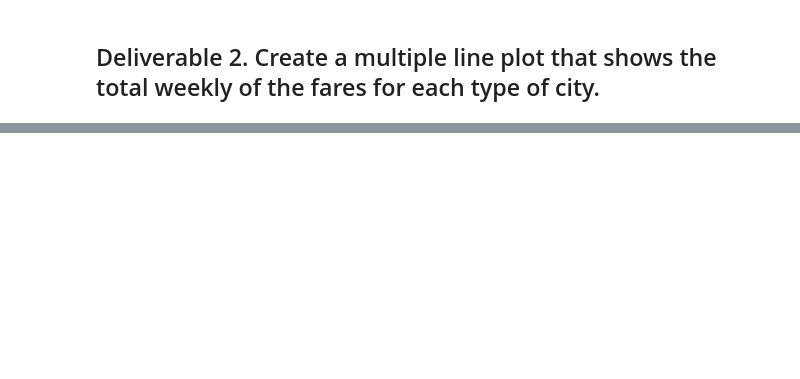
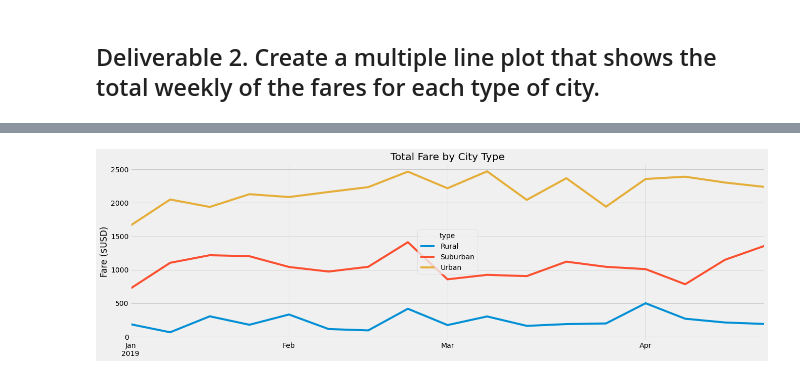
Before and after one commit to jipearson/PyBer_Analysis, a Jupyter notebook: PyBer_Challenge.ipynb, the cells around one changed output, grey strips where cells are left out. Drawn from its saved outputs; the diff is of its cells as text; code cells hidden in the pictures; blank space fills up the shorter version.

Commit message:
adding final challenge code and graphic

```diff
--- a/PyBer_Challenge.ipynb
+++ b/PyBer_Challenge.ipynb
@@ -122,5 +172,9 @@ pyber_summary_df
 # %%
-# 4. Create a pivot table with the 'date' as the index, the columns ='type', and values='fare'
+# 4. Create a pivot table with the 'date' as the index, the columns ='type', and values='fare' #11
 # to get the total fares for each type of city by the date.
+daily_fare_pivot = daily_fare_by_type_df.pivot(index="date", columns="type",values="fare")
 # %%
-# 5. Create a new DataFrame from the pivot table DataFrame using loc on the given dates, '2019-01-01':'2019-04-29'.
+# 5. Create a new DataFrame from the pivot table DataFrame using loc on the given dates, '2019-01-01':'2019-04-29'. #12
+#import datetime
+daily_fare_jan_apr = daily_fare_pivot.loc['2019-01-01':'2019-04-29']
+daily_fare_jan_apr
@@ -127,3 +196,5 @@ pyber_summary_df
 # %%
 # 6. Set the "date" index to datetime datatype. This is necessary to use the resample() method in Step 8.
-# df.index = pd.to_datetime(df.index)
+#df.index = pd.to_datetime(df.index)
+daily_fare_jan_apr.index = pd.to_datetime(daily_fare_jan_apr.index)
+daily_fare_jan_apr
@@ -132,2 +230,4 @@ pyber_summary_df
 # %%
 # 8. Create a new DataFrame using the "resample()" function by week 'W' and get the sum of the fares for each week.
+weekly_fares_jan_apr = daily_fare_jan_apr.resample('W').sum()
+weekly_fares_jan_apr.head(10)
@@ -134,7 +247,20 @@ pyber_summary_df
 # %%
 # 8. Using the object-oriented interface method, plot the resample DataFrame using the df.plot() function.
+#Plot the weekly fares data
+weekly_fares = weekly_fares_jan_apr.plot(figsize=(20,6))
+
+# Add a title
+weekly_fares.set_title("Total Fare by City Type")
+
+#  Add a x- and y-axis label.
+weekly_fares.set_xlabel("")
+weekly_fares.set_ylabel("Fare ($USD)")
 
 # Import the style from Matplotlib.
 from matplotlib import style
 # Use the graph style fivethirtyeight.
 style.use('fivethirtyeight')
+
+plt.savefig("analysis/Pyber_fare_summary.png")
+# %% [output]
+[figure, added]
```
Also changed, not shown: parts of 9 cells of this notebook, 1 other file.
